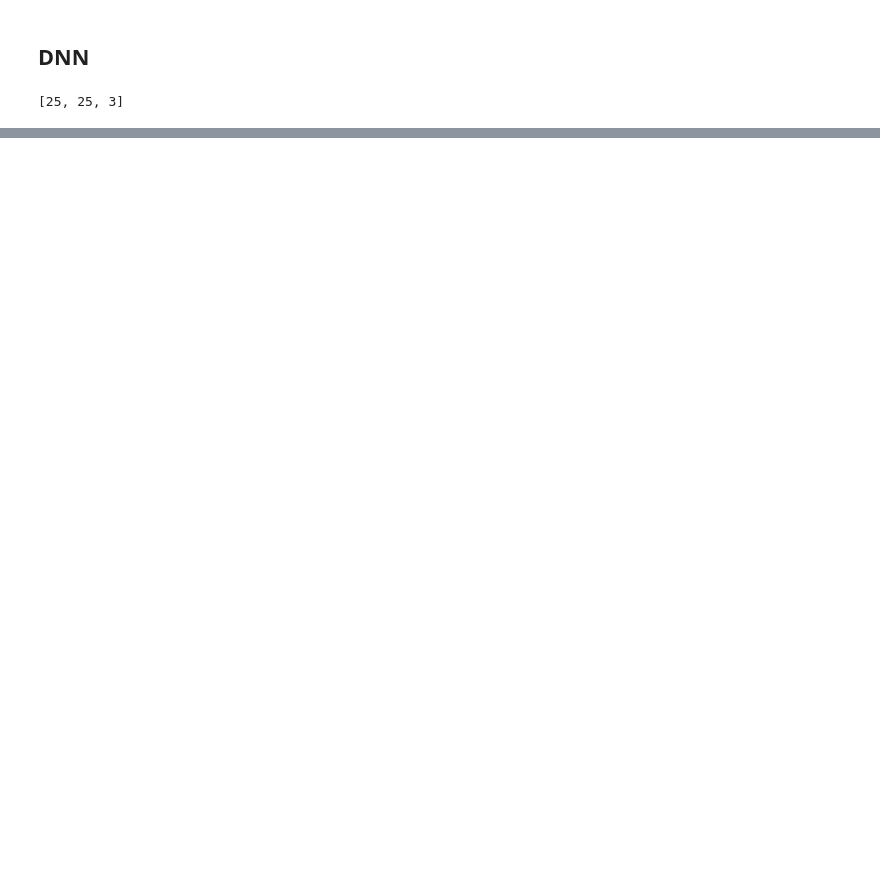
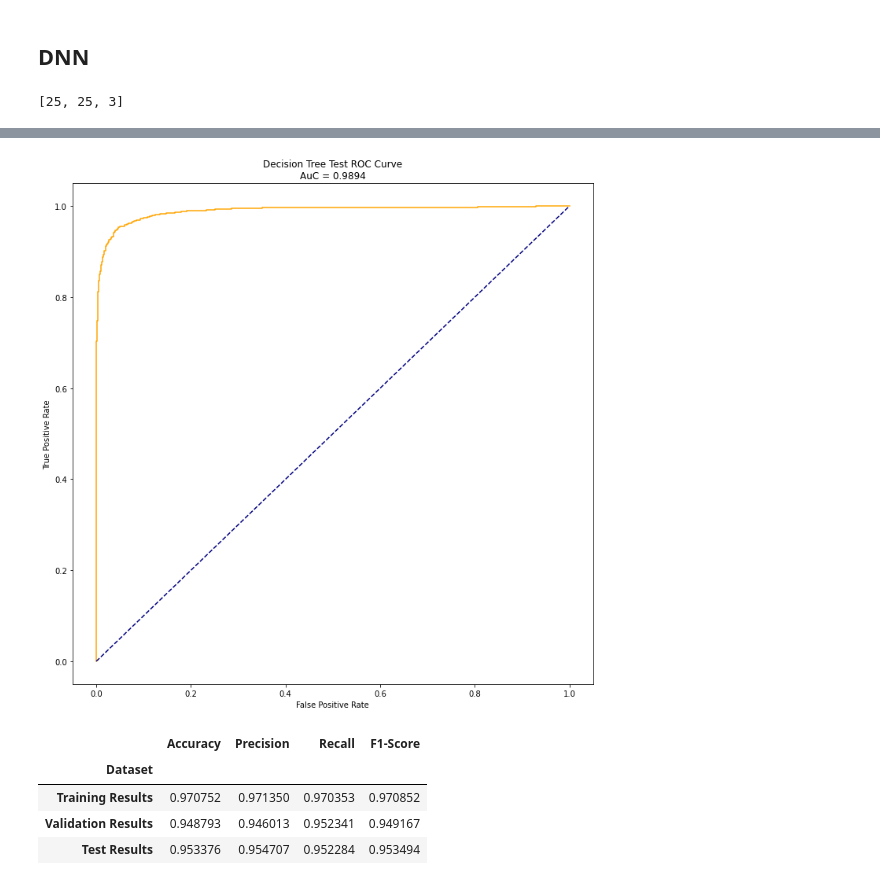
Before and after one commit to madhava20217/Malaria-Detection-from-Cells, a Jupyter notebook: Modeling/transfer_learning.ipynb, the cells around one changed output, grey strips where cells are left out. Cells and saved outputs as stored; diff of their text form; code cells hidden in the pictures; blank space fills up the shorter version.

```diff
--- a/Modeling/transfer_learning.ipynb
+++ b/Modeling/transfer_learning.ipynb
@@ -71,7 +71,7 @@ import cv2
 ## Loading the dataset
 # %%
 train_df = pd.read_csv(train_csv)
-val_df = pd.read_csv(test_csv)
+val_df = pd.read_csv(val_csv)
 # %%
 train_df.head()
 # %% [output]
@@ -203,0 +208,15 @@ Epoch 7/50
+# %%
+from sklearn.metrics import accuracy_score, precision_score, recall_score, f1_score, roc_auc_score, roc_curve
+
+y_pred_train = np.argmax(dnn_model.predict(train_x), axis = 1)
+y_pred_val   = np.argmax(dnn_model.predict(val_x), axis = 1)
+
+acc_train = accuracy_score(train_y, y_pred_train)
+prec_train = precision_score(train_y, y_pred_train)
+recall_train = recall_score(train_y, y_pred_train)
+f1_train = f1_score(train_y, y_pred_train)
+
+acc_val = accuracy_score(val_y, y_pred_val)
+prec_val = precision_score(val_y, y_pred_val)
+recall_val = recall_score(val_y, y_pred_val)
+f1_val = f1_score(val_y, y_pred_val)
@@ -203,0 +226,41 @@ Epoch 7/50
+# %%
+
+test_df = pd.read_csv(test_csv)
+test_x = test_df['Image_Path'].to_numpy()
+test_y = test_df['Parasitized'].to_numpy()
+test_x = load_images(test_x)
+
+y_pred_test = dnn_model.predict(test_x)
+y_pred_test = np.argmax(y_pred_test, axis = 1)
+
+acc_test  = accuracy_score(test_y , y_pred_test)
+prec_test  = precision_score(test_y , y_pred_test)
+recall_test  = recall_score(test_y , y_pred_test)
+f1_test  = f1_score(test_y , y_pred_test)
+
+y_score = dnn_model.predict(test_x)
+
+fpr, tpr, _ = roc_curve(test_y, y_score[:, 1], pos_label = 1)
+roc_auc = roc_auc_score(test_y, y_score[:, 1])
+
+plt.figure(figsize = (10,10))
+plt.plot(fpr, tpr, color = 'orange')
+plt.plot([0,1], [0,1], color = 'navy', linestyle = '--')
+
+plt.xlabel("False Positive Rate")
+plt.ylabel("True Positive Rate")
+plt.title("Decision Tree Test ROC Curve\nAuC = {:.4f}".format(roc_auc))
+
+plt.tight_layout()
+plt.show()
+
+
+train_res = ['Training Results',   acc_train, prec_train, recall_train, f1_train]
+val_res   = ['Validation Results', acc_val,   prec_val,   recall_val,   f1_val  ]
+test_res  = ['Test Results',       acc_test,  prec_test,  recall_test,  f1_test ]
+
+
+results = pd.DataFrame([train_res, val_res, test_res], columns = ['Dataset', 'Accuracy', 'Precision', 'Recall', 'F1-Score'])
+results.set_index('Dataset', inplace = True)
+results
+# %% [output]
@@ -203,0 +269,6 @@ Epoch 7/50
+[figure, added]
+|  | Accuracy | Precision | Recall | F1-Score |
+| Dataset |  |  |  |  |
+| Training Results | 0.970752 | 0.971350 | 0.970353 | 0.970852 |
+| Validation Results | 0.948793 | 0.946013 | 0.952341 | 0.949167 |
+| Test Results | 0.953376 | 0.954707 | 0.952284 | 0.953494 |
```
Also changed, not shown: parts of 5 cells of this notebook, 24 other files.
